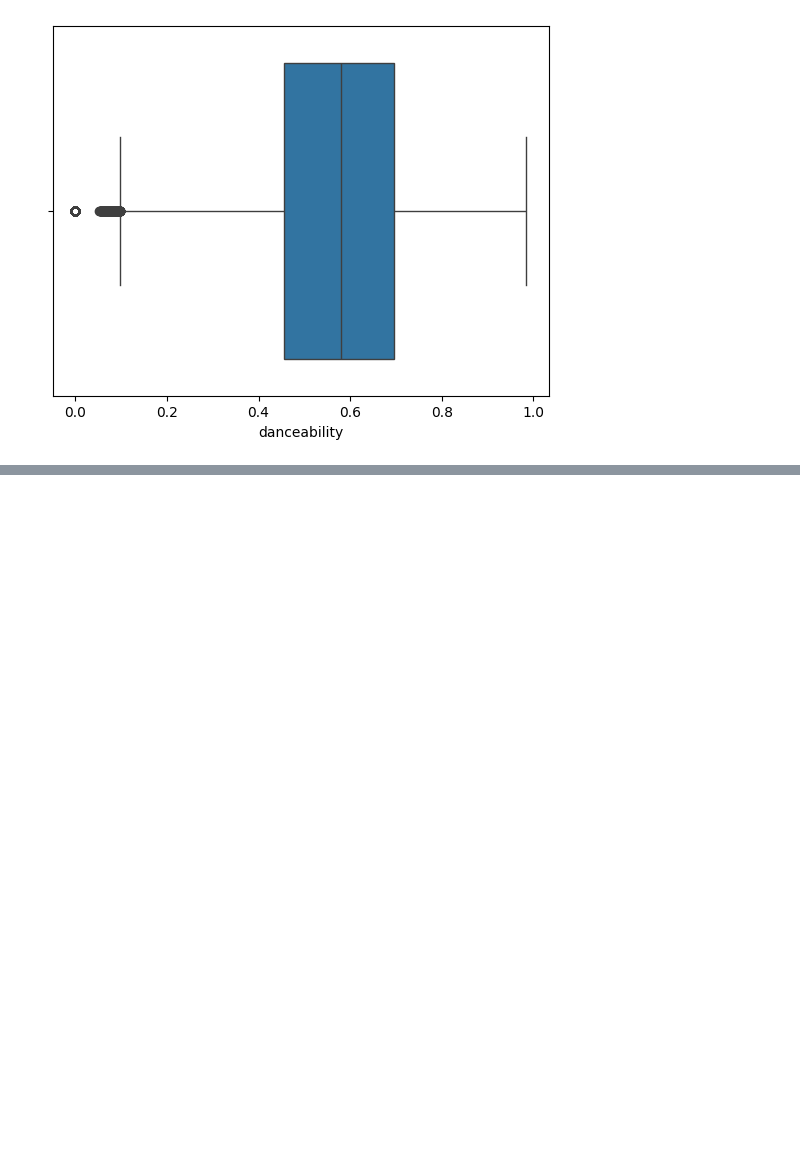
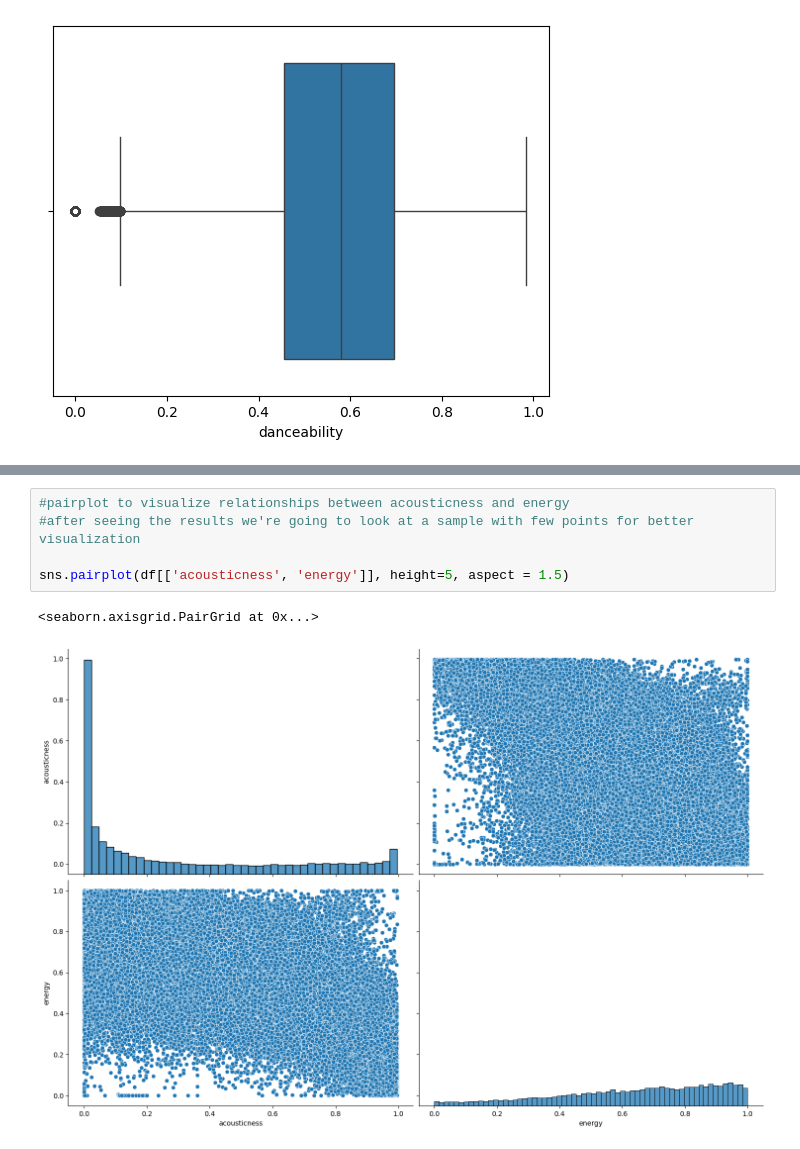
Before and after one commit to rhyman7/spotify_eda_ryan_hyman, a Jupyter notebook: spotify.ipynb, the cells around one changed output, grey strips where cells are left out. Drawn from its saved outputs; the diff is of its cells as text; blank space fills up the shorter version.

```diff
--- a/spotify.ipynb
+++ b/spotify.ipynb
@@ -200,0 +235,8 @@ sns.boxplot(x=df['danceability'])
+# %%
+#pairplot to visualize relationships between acousticness and energy
+#after seeing the results we're going to look at a sample with few points for better visualization
+
+sns.pairplot(df[['acousticness', 'energy']], height=5, aspect = 1.5)
+# %% [output]
+<seaborn.axisgrid.PairGrid at 0x...>
+[figure, added]
```
Also changed, not shown: parts of 3 cells of this notebook.
